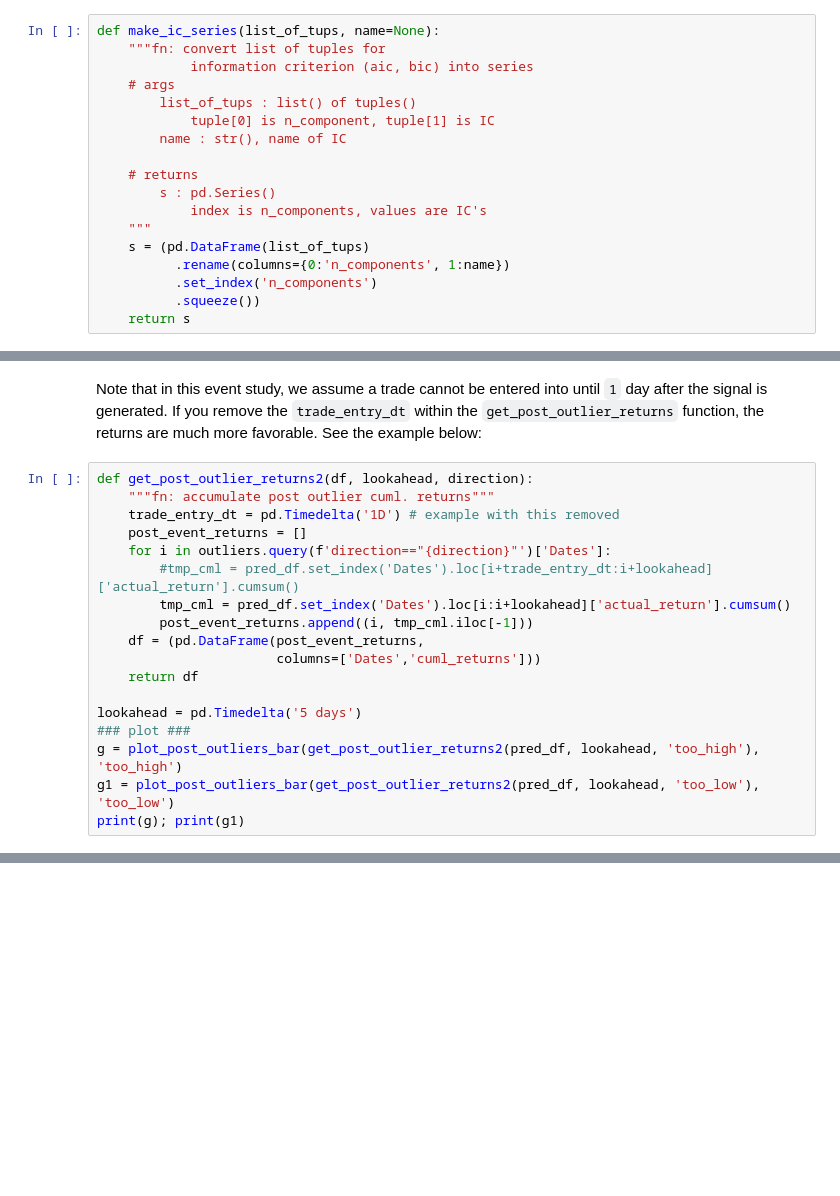
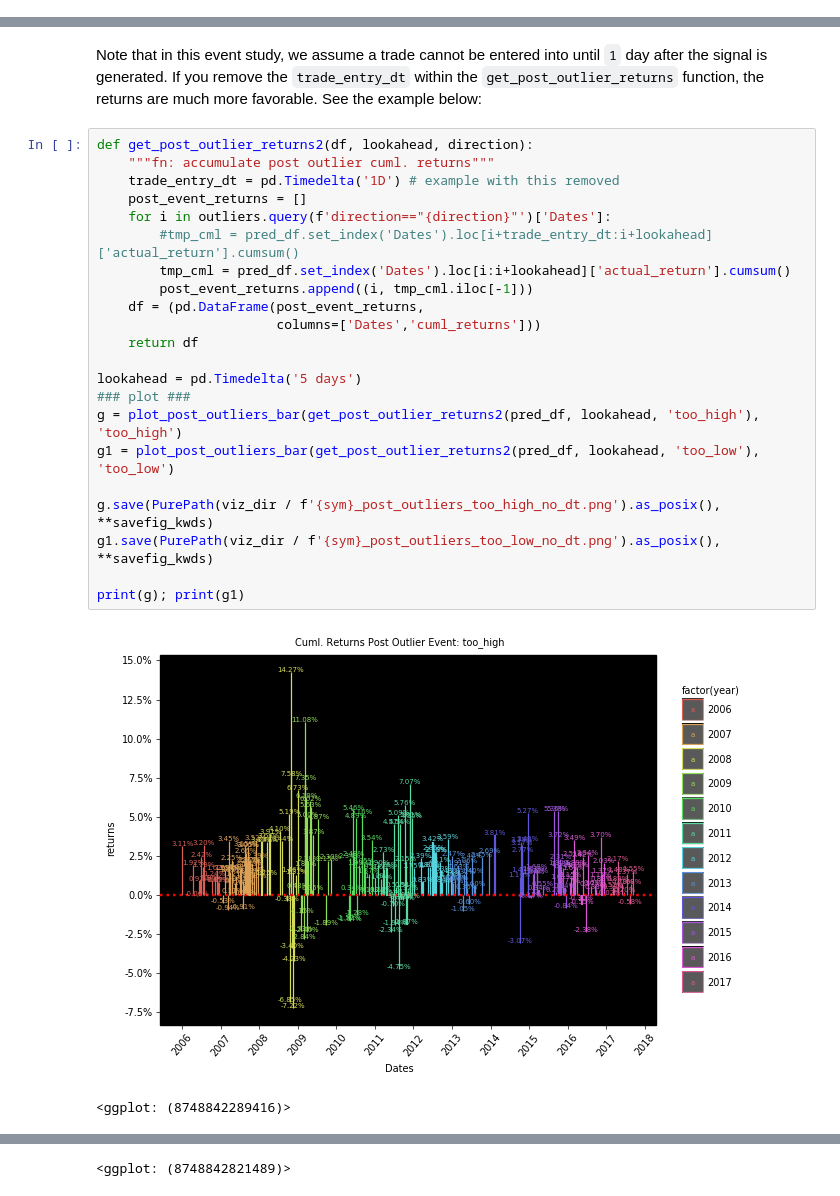
Before and after one commit to BlackArbsCEO/mixture_model_trading_public, a Jupyter notebook: notebooks/03. Strategy Research.ipynb, the cells around one changed output, grey strips where cells are left out. Saved outputs shown, nothing was run; the diff lists cells and outputs as text; blank space fills up the shorter version.

```diff
--- a/notebooks/03. Strategy Design.ipynb
+++ b/notebooks/03. Strategy Research.ipynb
@@ -416,21 +426,3 @@ def plot_all(pred_df):
     print(g)
     print(g1)
     print(g2)
-# %%
-def make_ic_series(list_of_tups, name=None):
-    """fn: convert list of tuples for
-            information criterion (aic, bic) into series
-    # args
-        list_of_tups : list() of tuples()
-            tuple[0] is n_component, tuple[1] is IC
-        name : str(), name of IC
-
-    # returns
-        s : pd.Series()
-            index is n_components, values are IC's
-    """
-    s = (pd.DataFrame(list_of_tups)
-          .rename(columns={0:'n_components', 1:name})
-          .set_index('n_components')
-          .squeeze())
-    return s
@@ -572,18 +576,25 @@ Note that in this event study, we assume a trade cannot be entered into until `1
 # %%
 def get_post_outlier_returns2(df, lookahead, direction):
     """fn: accumulate post outlier cuml. returns"""
     trade_entry_dt = pd.Timedelta('1D') # example with this removed
     post_event_returns = []
     for i in outliers.query(f'direction=="{direction}"')['Dates']:
         #tmp_cml = pred_df.set_index('Dates').loc[i+trade_entry_dt:i+lookahead]['actual_return'].cumsum()
         tmp_cml = pred_df.set_index('Dates').loc[i:i+lookahead]['actual_return'].cumsum()
         post_event_returns.append((i, tmp_cml.iloc[-1]))
     df = (pd.DataFrame(post_event_returns,
                        columns=['Dates','cuml_returns']))
     return df
 
 lookahead = pd.Timedelta('5 days')
 ### plot ###
 g = plot_post_outliers_bar(get_post_outlier_returns2(pred_df, lookahead, 'too_high'), 'too_high')
 g1 = plot_post_outliers_bar(get_post_outlier_returns2(pred_df, lookahead, 'too_low'), 'too_low')
+
+g.save(PurePath(viz_dir / f'{sym}_post_outliers_too_high_no_dt.png').as_posix(), **savefig_kwds)
+g1.save(PurePath(viz_dir / f'{sym}_post_outliers_too_low_no_dt.png').as_posix(), **savefig_kwds)
+
 print(g); print(g1)
+# %% [output]
+[figure, added]
+<ggplot: (8748842289416)>
@@ -590 +602,2 @@ print(g); print(g1)
+<ggplot: (8748842821489)>
 # %% [markdown]
```
Also changed, not shown: parts of 40 cells of this notebook, 15 other files.
